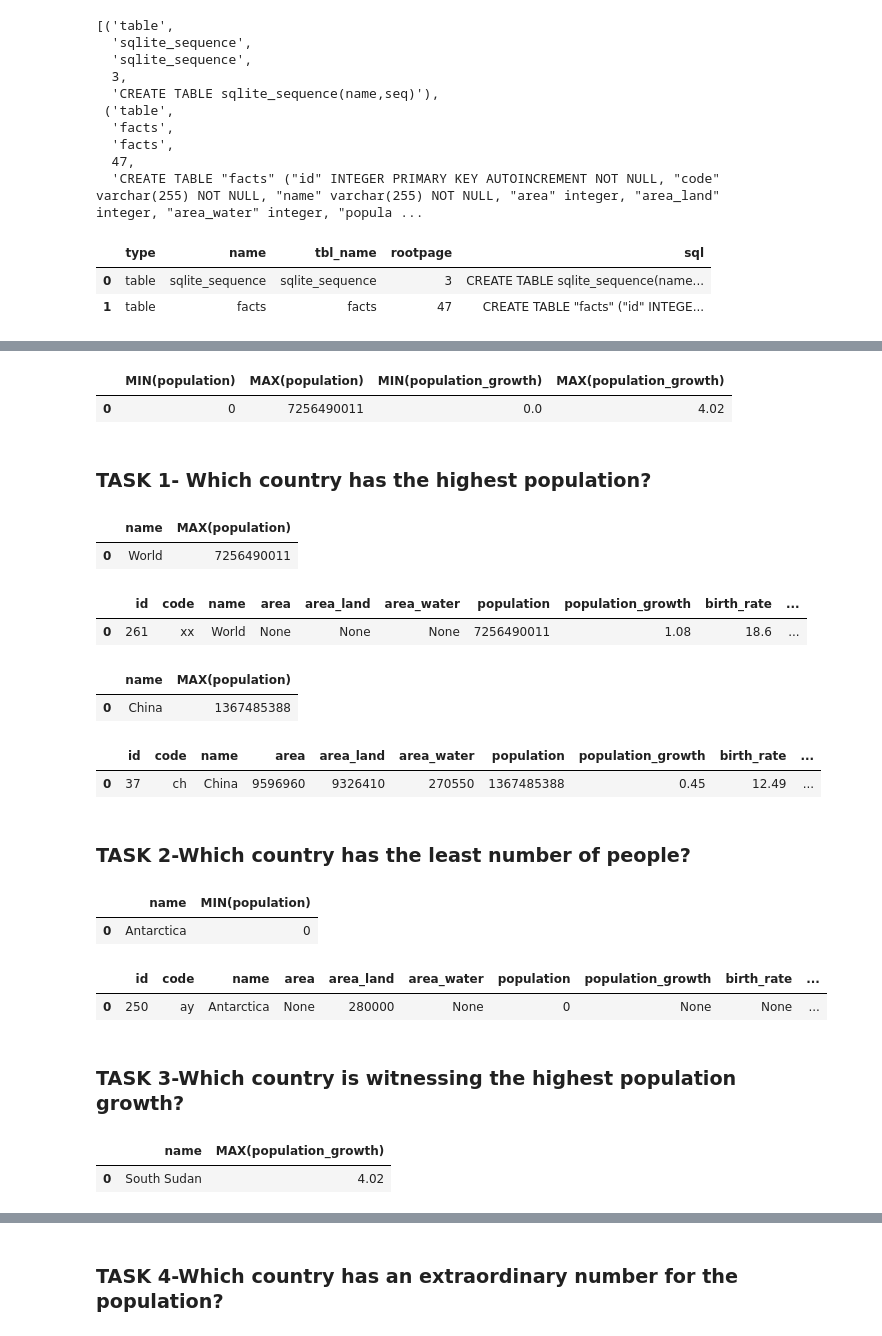
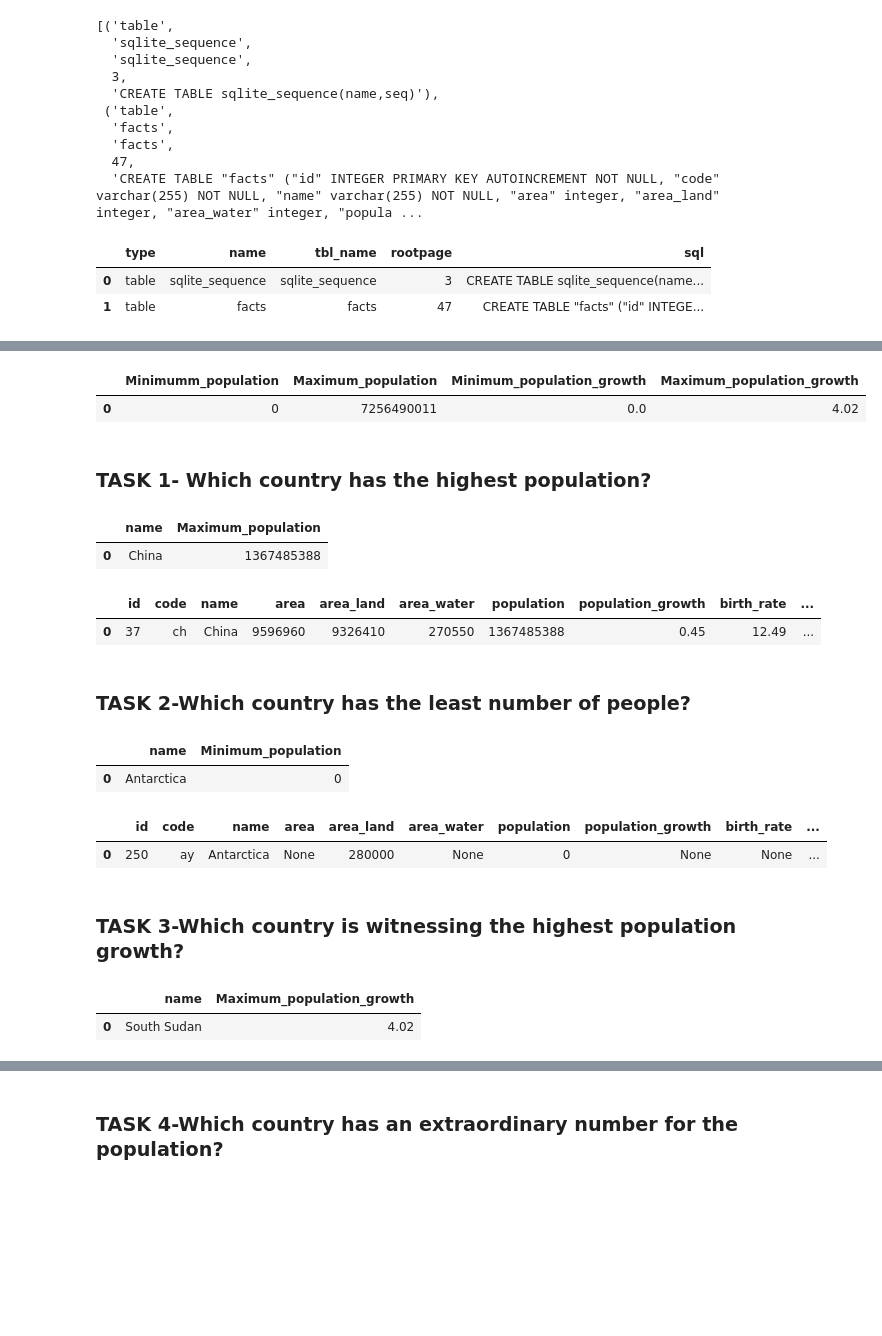
Before and after one commit to aditya129712/MASTER-SQL-PROJECT-FSDA, a Jupyter notebook: CIA factbook/CIA FACTBOOK COUNTRY COMPARISON.ipynb, the cells around one changed output, grey strips where cells are left out. Cells and saved outputs as stored; diff of their text form; code cells hidden in the pictures; blank space fills up the shorter version.

```diff
--- a/CIA factbook/CIA FACTBOOK COUNTRY COMPARISON.ipynb
+++ b/CIA factbook/CIA FACTBOOK COUNTRY COMPARISON.ipynb
@@ -22,10 +22,11 @@ cursor.execute(database).fetchall()
   'facts',
   47,
   'CREATE TABLE "facts" ("id" INTEGER PRIMARY KEY AUTOINCREMENT NOT NULL, "code" varchar(255) NOT NULL, "name" varchar(255) NOT NULL, "area" integer, "area_land" integer, "area_water" integer, "popula ...
-# %%
-pd.read_sql_query(database,conn)
-# %% [output]
-|  | type | name | tbl_name | rootpage | sql |
-| 0 | table | sqlite_sequence | sqlite_sequence | 3 | CREATE TABLE sqlite_sequence(name... |
-| 1 | table | facts | facts | 47 | CREATE TABLE "facts" ("id" INTEGE... |
+# %%
+## Reading the database using pandas libraries
+pd.read_sql_query(database,conn)
+# %% [output]
+|  | type | name | tbl_name | rootpage | sql |
+| 0 | table | sqlite_sequence | sqlite_sequence | 3 | CREATE TABLE sqlite_sequence(name... |
+| 1 | table | facts | facts | 47 | CREATE TABLE "facts" ("id" INTEGE... |
 # %%
@@ -44,56 +46,49 @@ pd.read_sql_query(database1,conn)
 | 8 | 9 | as | Australia | 7741220 | 7682300 | 58920 | 22751014 | 1.07 | 12.15 | ... |
 | 9 | 10 | au | Austria | 83871 | 82445 | 1426 | 8665550 | 0.55 | 9.41 | ... |
 # %%
-database2="SELECT MIN(population), MAX(population), MIN(population_growth), MAX(population_growth) FROM facts;"
+### Checking the Minimum and Maximum Population and population_growth
+database2="SELECT MIN(population) AS Minimumm_population, MAX(population) AS Maximum_population, MIN(population_growth) AS Minimum_population_growth, MAX(population_growth) AS Maximum_population_growth FROM facts;"
 pd.read_sql_query(database2,conn)
 # %% [output]
-|  | MIN(population) | MAX(population) | MIN(population_growth) | MAX(population_growth) |
+|  | Minimumm_population | Maximum_population | Minimum_population_growth | Maximum_population_growth |
 | 0 | 0 | 7256490011 | 0.0 | 4.02 |
 # %% [markdown]
 ### TASK 1- Which country has the highest population?
 # %%
-database3="SELECT name, MAX(population)  FROM facts;"
+###Highest population of the country except world
+database3="SELECT name, MAX(population) AS Maximum_population FROM facts WHERE name!='World';"
 pd.read_sql_query(database3,conn)
 # %% [output]
-|  | name | MAX(population) |
-| 0 | World | 7256490011 |
+|  | name | Maximum_population |
+| 0 | China | 1367485388 |
 # %%
-database4 = "SELECT * FROM facts WHERE population == (SELECT MAX(population) FROM facts);"
+### Complete details about China
+database4="SELECT *, MAX(population) AS Maximum_population FROM facts WHERE name!='World';"
 pd.read_sql_query(database4,conn)
 # %% [output]
 |  | id | code | name | area | area_land | area_water | population | population_growth | birth_rate | ... |
-| 0 | 261 | xx | World | None | None | None | 7256490011 | 1.08 | 18.6 | ... |
+| 0 | 37 | ch | China | 9596960 | 9326410 | 270550 | 1367485388 | 0.45 | 12.49 | ... |
-# %%
-database5="SELECT name, MAX(population) FROM facts WHERE name!='World';"
-pd.read_sql_query(database5,conn)
-# %% [output]
-|  | name | MAX(population) |
-| 0 | China | 1367485388 |
-# %%
-database6="SELECT *, MAX(population) FROM facts WHERE name!='World';"
-pd.read_sql_query(database6,conn)
-# %% [output]
-|  | id | code | name | area | area_land | area_water | population | population_growth | birth_rate | ... |
-| 0 | 37 | ch | China | 9596960 | 9326410 | 270550 | 1367485388 | 0.45 | 12.49 | ... |
 # %% [markdown]
 ### TASK 2-Which country has the least number of people?
 # %%
-database7="SELECT name, MIN(population) FROM facts;"
-pd.read_sql_query(database7,conn)
+### Lowest Population of the country in the World
+database5="SELECT name, MIN(population) AS Minimum_population FROM facts;"
+pd.read_sql_query(database5,conn)
 # %% [output]
-|  | name | MIN(population) |
+|  | name | Minimum_population |
 | 0 | Antarctica | 0 |
-# %%
-database8 = "SELECT * FROM facts WHERE population == (SELECT MIN(population) FROM facts);"
-pd.read_sql_query(database8,conn)
-# %% [output]
-|  | id | code | name | area | area_land | area_water | population | population_growth | birth_rate | ... |
-| 0 | 250 | ay | Antarctica | None | 280000 | None | 0 | None | None | ... |
+# %%
+### Complete Details about the Country
+database6="SELECT *, Min(population) AS Minimum_population FROM facts WHERE name!='World';"
+pd.read_sql_query(database6,conn)
+# %% [output]
+|  | id | code | name | area | area_land | area_water | population | population_growth | birth_rate | ... |
+| 0 | 250 | ay | Antarctica | None | 280000 | None | 0 | None | None | ... |
 # %% [markdown]
 ### TASK 3-Which country is witnessing the highest population growth?
 # %%
-database9="SELECT name, MAX(population_growth) FROM facts;"
-pd.read_sql_query(database9,conn)
+database7="SELECT name, MAX(population_growth) AS Maximum_population_growth FROM facts;"
+pd.read_sql_query(database7,conn)
 # %% [output]
-|  | name | MAX(population_growth) |
+|  | name | Maximum_population_growth |
 | 0 | South Sudan | 4.02 |
```
Also changed, not shown: parts of 9 cells of this notebook.
